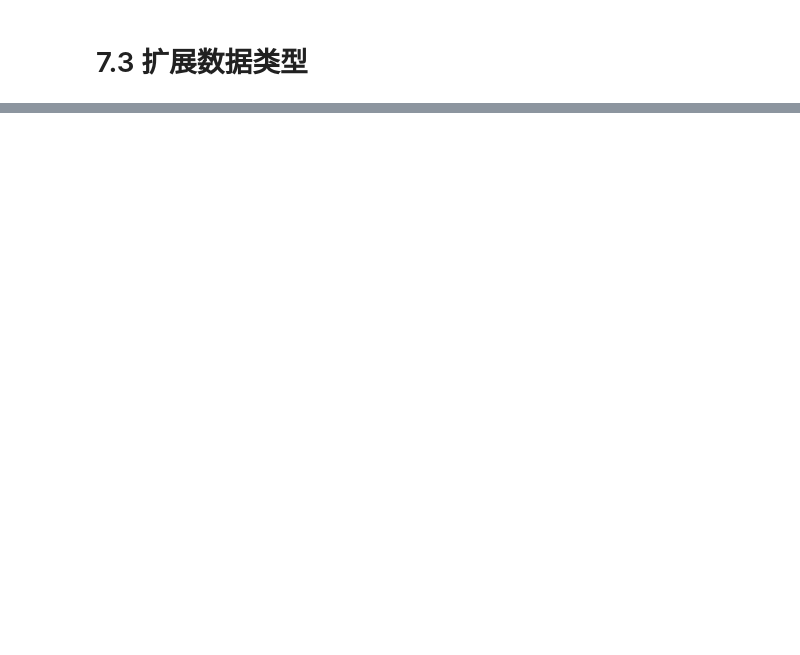
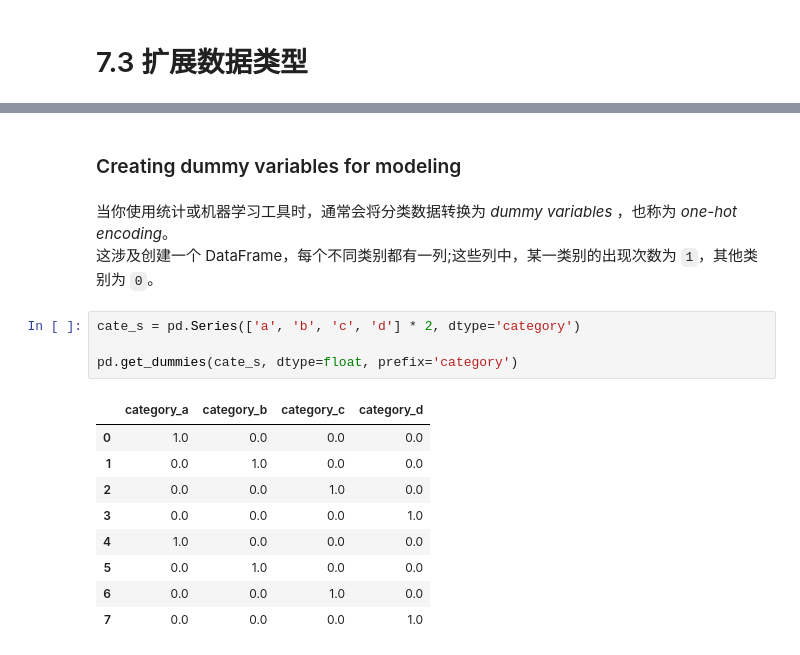
Before and after one commit to d0m999/python-basics-for-quant-trading, a Jupyter notebook: pydata-study/7-data-cleaning.ipynb, the cells around one changed output, grey strips where cells are left out. Drawn from its saved outputs; the diff is of its cells as text; blank space fills up the shorter version.

```diff
--- a/pydata-study/7-data-cleaning.ipynb
+++ b/pydata-study/7-data-cleaning.ipynb
@@ -1008,0 +1915,19 @@ pd.get_dummies(pd.cut(values, bins), dtype=int)
+# %% [markdown]
+### Creating dummy variables for modeling
+# %% [markdown]
+当你使用统计或机器学习工具时，通常会将分类数据转换为 *dummy variables* ，也称为 *one-hot encoding*。
+这涉及创建一个 DataFrame，每个不同类别都有一列;这些列中，某一类别的出现次数为 `1`，其他类别为 `0`。
+# %%
+cate_s = pd.Series(['a', 'b', 'c', 'd'] * 2, dtype='category')
+
+pd.get_dummies(cate_s, dtype=float, prefix='category')
+# %% [output]
+|  | category_a | category_b | category_c | category_d |
+| 0 | 1.0 | 0.0 | 0.0 | 0.0 |
+| 1 | 0.0 | 1.0 | 0.0 | 0.0 |
+| 2 | 0.0 | 0.0 | 1.0 | 0.0 |
+| 3 | 0.0 | 0.0 | 0.0 | 1.0 |
+| 4 | 1.0 | 0.0 | 0.0 | 0.0 |
+| 5 | 0.0 | 1.0 | 0.0 | 0.0 |
+| 6 | 0.0 | 0.0 | 1.0 | 0.0 |
+| 7 | 0.0 | 0.0 | 0.0 | 1.0 |
```
Also changed, not shown: parts of 142 cells of this notebook, 2 other files.
